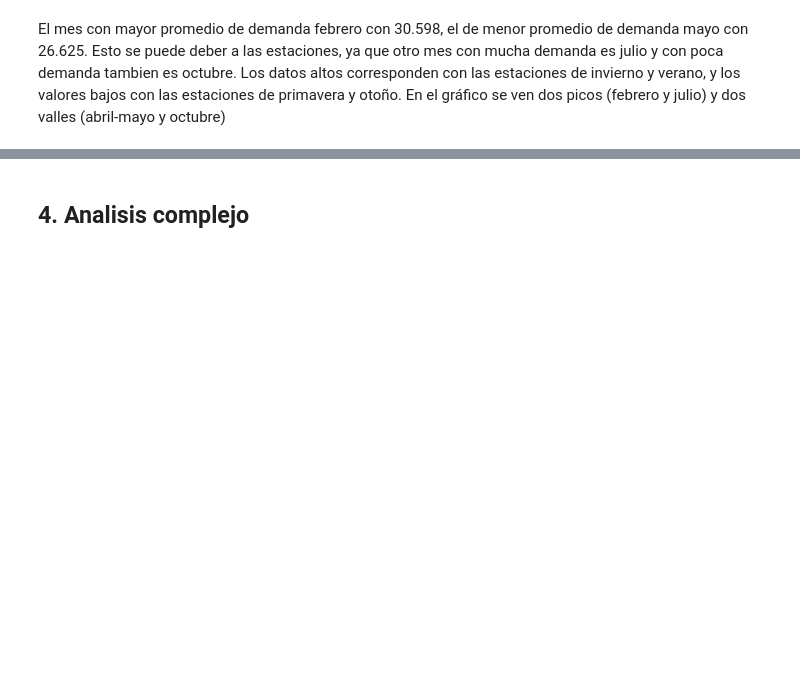
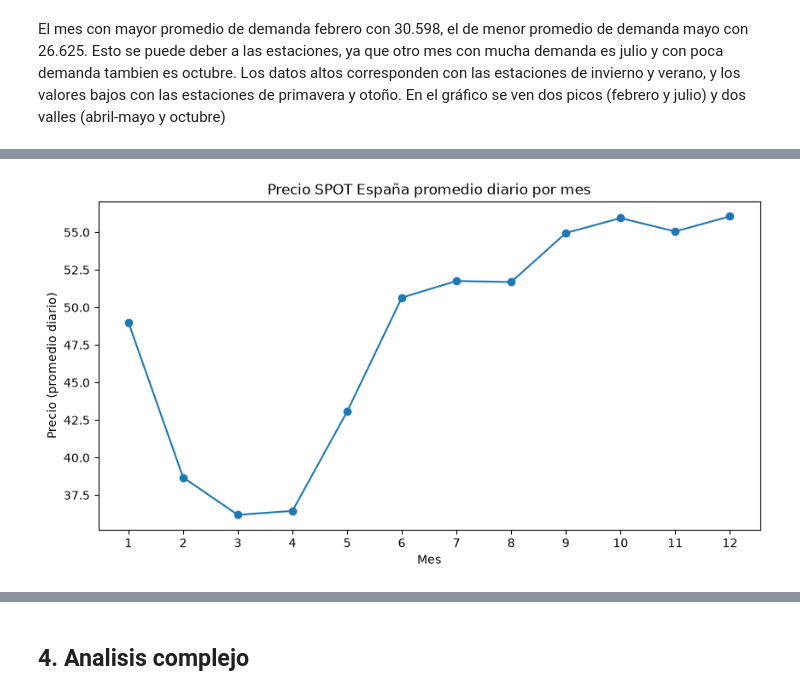
Before and after one commit to CarlosScura/reto-para-magos-de-datos, a Jupyter notebook: 02_energia_espana.ipynb, the cells around one changed output, grey strips where cells are left out. Drawn from its saved outputs; the diff is of its cells as text; code cells hidden in the pictures; blank space fills up the shorter version.

Commit message:
Agrega precio SPOT promedio por mes y generación programada promedio por fuente con gráficos

```diff
--- a/02_energia_espana.ipynb
+++ b/02_energia_espana.ipynb
@@ -413,0 +418,5 @@ El mes con mayor promedio de demanda febrero con 30.598, el de menor promedio de
+# %%
+precio = df_limpio[df_limpio['name'] == 'Precio mercado SPOT Diario ESP'].copy()
+precio['mes'] = precio['datetime'].dt.month
+precio_mes = precio.groupby('mes')['value'].mean()
+print(precio_mes)
@@ -413,0 +438,10 @@ El mes con mayor promedio de demanda febrero con 30.598, el de menor promedio de
+# %%
+plt.figure(figsize=(10, 5))
+plt.plot(precio_mes.index, precio_mes.values, marker='o')
+plt.title('Precio SPOT España promedio diario por mes')
+plt.xlabel('Mes')
+plt.ylabel('Precio (promedio diario)')
+plt.xticks(range(1, 13))
+plt.show()
+# %% [output]
+[figure, added]
```
Also changed, not shown: parts of 8 cells of this notebook.
